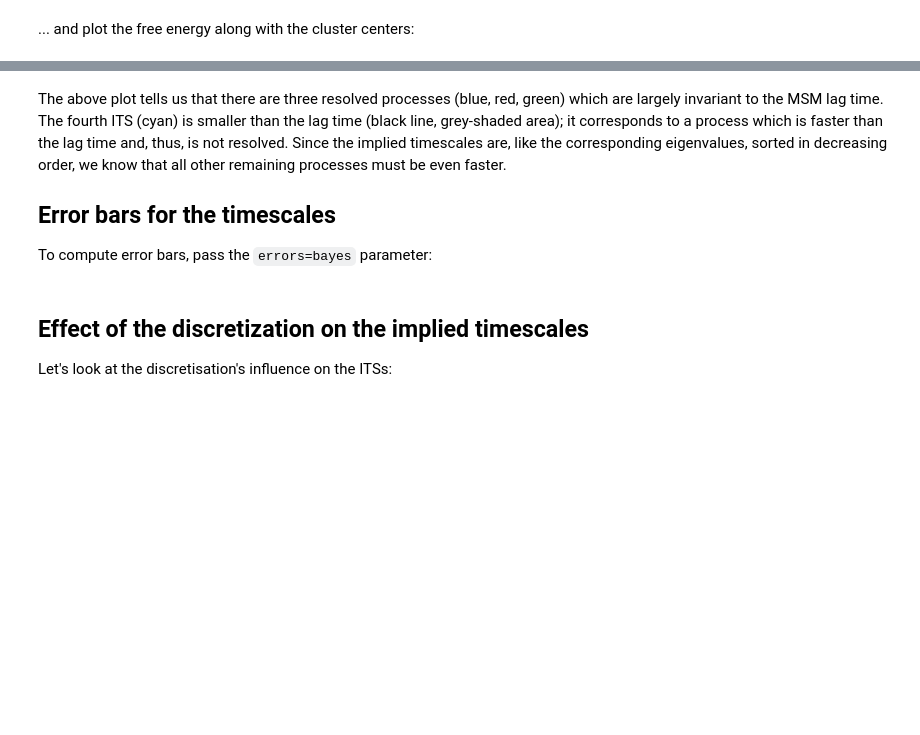
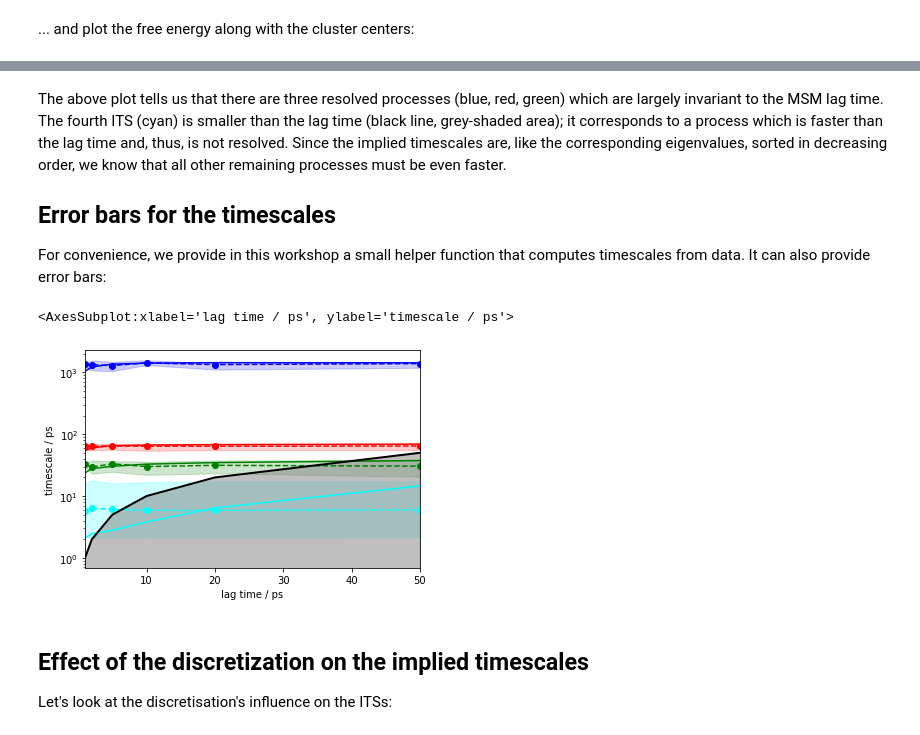
Before and after one commit to markovmodel/pyemma-workshop, a Jupyter notebook: notebooks/03-msm-estimation-validation.ipynb, the cells around one changed output, grey strips where cells are left out. Cells and saved outputs as stored; diff of their text form; code cells hidden in the pictures; blank space fills up the shorter version.

```diff
--- a/notebooks/03-msm-estimation-validation.ipynb
+++ b/notebooks/03-msm-estimation-validation.ipynb
@@ -56,7 +58,7 @@ dtrajs = [cluster.transform(traj) for traj in data]
 
 lags = [1, 2, 5, 10, 20, 50]
 timescales = []
-for lag in tqdm(lags):
+for lag in tqdm(lags, leave=False):
     counts_estimator = dt.markov.TransitionCountEstimator(lag, "sliding")
     counts = counts_estimator.fit(dtrajs).fetch_model()
     counts = counts.submodel_largest()
@@ -83,23 +87,16 @@ we know that all other remaining processes must be even faster.
 
 ## Error bars for the timescales
 
-To compute error bars, pass the `errors=bayes` parameter:
+For convenience, we provide in this workshop a small helper function that computes timescales from data. It can also provide error bars:
-# %%
-lags = [1, 2, 5, 10, 20, 50]
-timescales = []
-timescales_samples = []
-
-for lag in tqdm(lags):
-    counts_estimator = dt.markov.TransitionCountEstimator(lag, "effective")
-    counts = counts_estimator.fit(dtrajs).fetch_model()
-    counts = counts.submodel_largest()
-
-    bmsm_estimator = dt.markov.msm.BayesianMSM()
-    bmsm = bmsm_estimator.fit(counts).fetch_model()
-    timescales.append(bmsm.prior.timescales(k=4))
-    timescales_samples.append(bmsm.evaluate_samples('timescales', k=4).T)
-
-pyemma.plots.plot_implied_timescales((lags, timescales, timescales_samples), units='ps')
+# %%
+from timescales import implied_timescales_msm
+
+lags = [1, 2, 5, 10, 20, 50]
+its = implied_timescales_msm(dtrajs, lags, nits=4, bayesian=True)
+pyemma.plots.plot_implied_timescales(its, units='ps')
+# %% [output]
+<AxesSubplot:xlabel='lag time / ps', ylabel='timescale / ps'>
+[figure, added]
 # %% [markdown]
 ## Effect of the discretization on the implied timescales
 
```
Also changed, not shown: parts of 24 cells of this notebook, 6 other files.
